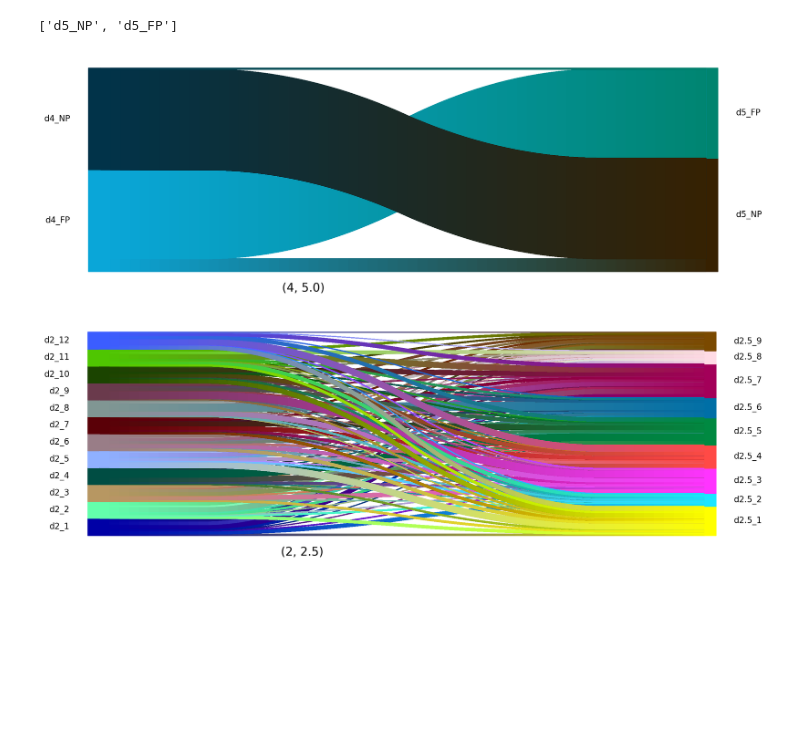
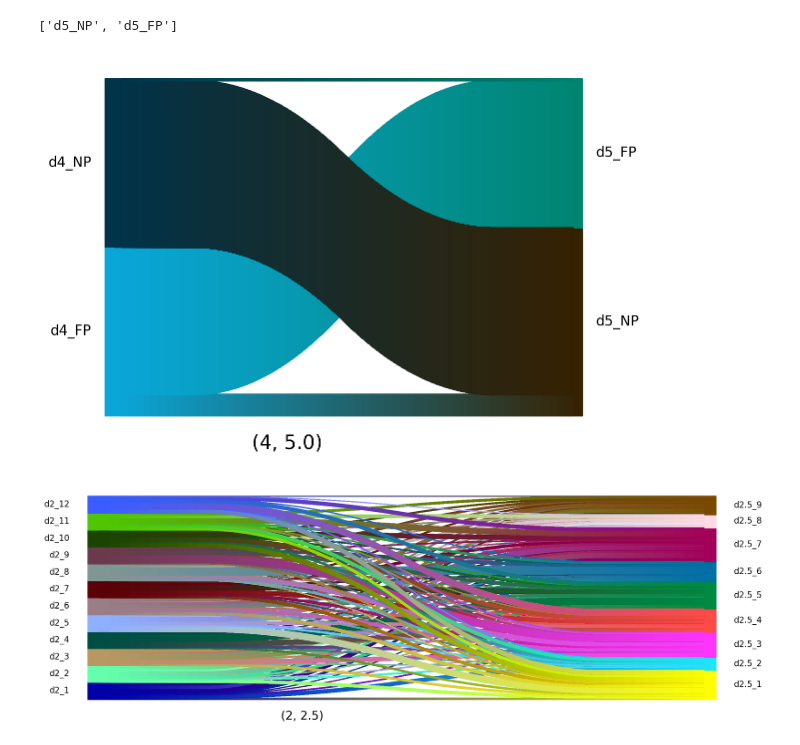
Before and after one commit to lengfei5/RA_competence, a Jupyter notebook: scripts/run_OT_moscot.ipynb, the cells around one changed output. Cells and saved outputs as stored; diff of their text form; code cells hidden in the pictures; blank space fills up the shorter version.

Commit message:
save the OT test

```diff
--- a/scripts/run_OT_moscot.ipynb
+++ b/scripts/run_OT_moscot.ipynb
@@ -39,6 +39,6 @@ mt.__version__, sc.__version__
 # %%
 import h5py
 # %%
-file_path = os.path.join("/groups/tanaka/People/current/jiwang/projects/RA_competence/results/scRNAseq_R16597_mNT_10xmultiome_reseq_20240517/mNTs_multiome_RA_searching_earlyBias/Test_OT",
+outDir = "/groups/tanaka/People/current/jiwang/projects/RA_competence/results/scRNAseq_R16597_mNT_10xmultiome_reseq_20240517/mNTs_multiome_RA_searching_earlyBias/Test_OT"
+file_path = os.path.join(outDir,
                          "scRNAseq_RA_d2_d2.5_d3_d4_d5_metacellAnnot_forOTtest_v2.h5ad")
-adata = sc.read(file_path, chunk_size=6000)
@@ -209,9 +211,9 @@ tp0.sankey(
     normalize=True,
 )
 # %%
-mpl.sankey(tp0, dpi=100, figsize=(12, 4), fontsize=10, interpolate_color=True)
+mpl.sankey(tp0, dpi=100, figsize=(6, 4), fontsize=10, interpolate_color=True)
 # %% [output]
-[figure, old version]
+[figure, new version]
 # %%
 tp0.sankey(
     source=2,
```
Also changed, not shown: parts of 9 cells of this notebook, 1 other file.
